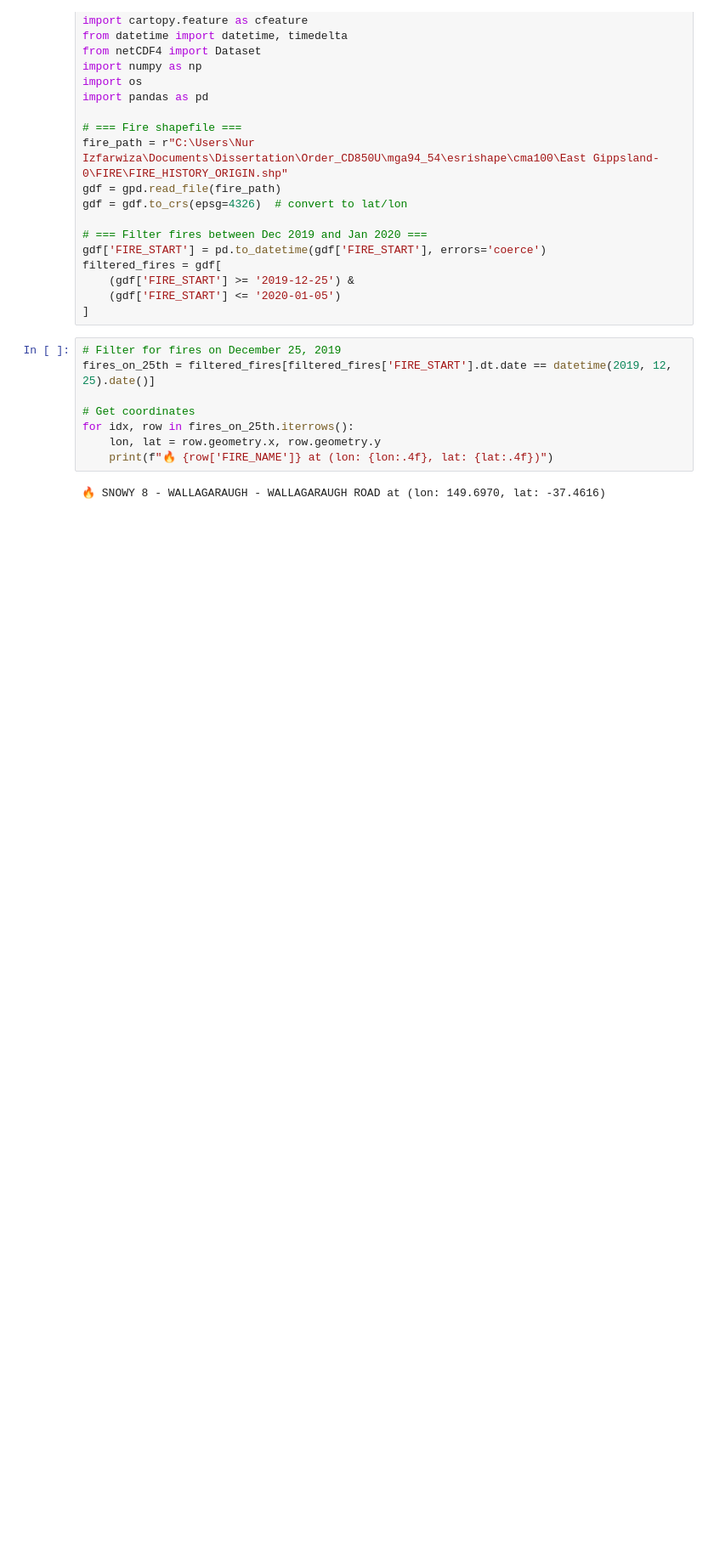
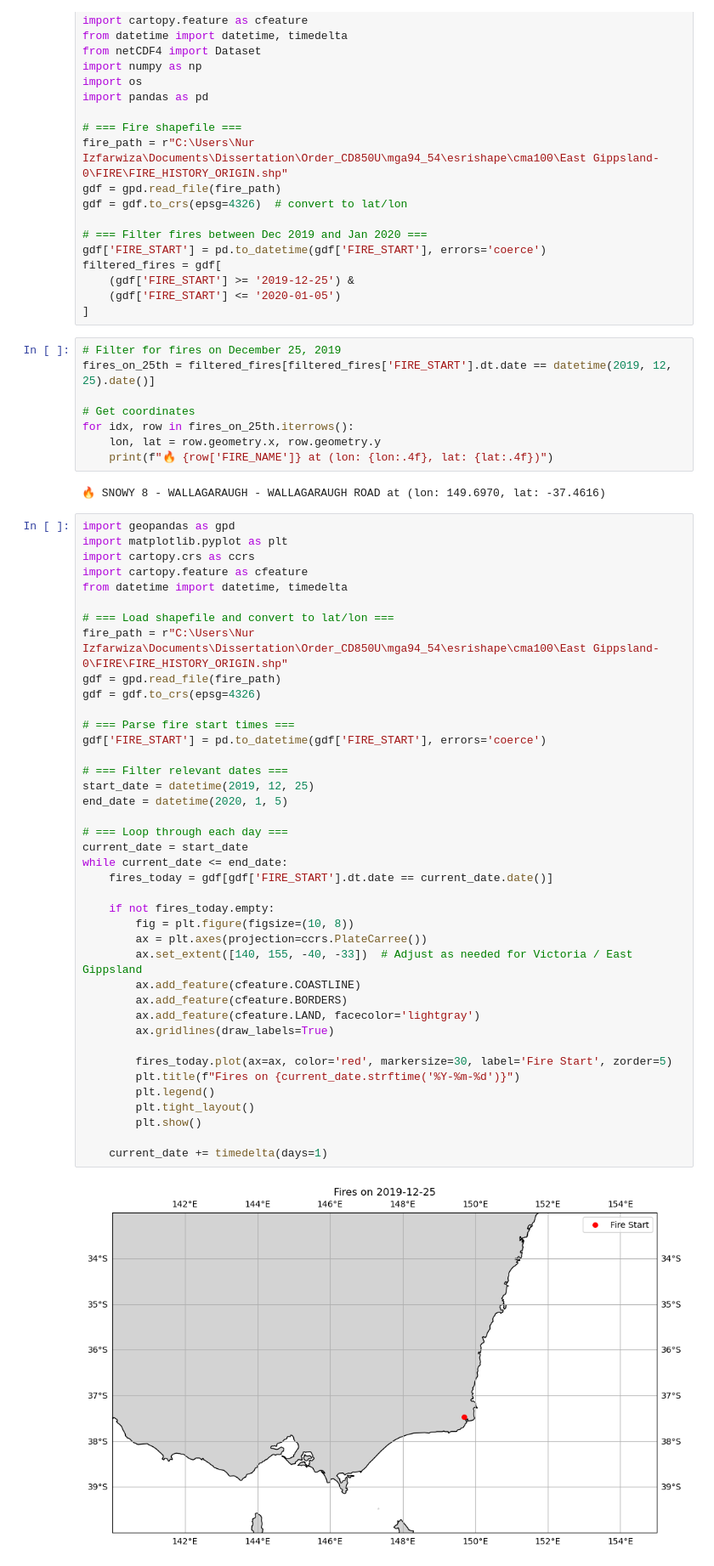
Before and after one commit to efamelody/advectionGP, a Jupyter notebook: IfaDissertationProject/misc/Fire25Dec.ipynb, the cells around one changed output. Shown at 85% size. Cells and saved outputs as stored; diff of their text form; blank space fills up the shorter version.

```diff
--- a/IfaDissertationProject/misc/Fire25Dec.ipynb
+++ b/IfaDissertationProject/misc/Fire25Dec.ipynb
@@ -30,3 +30,45 @@ for idx, row in fires_on_25th.iterrows():
     print(f"🔥 {row['FIRE_NAME']} at (lon: {lon:.4f}, lat: {lat:.4f})")
 # %% [output]
 🔥 SNOWY 8 - WALLAGARAUGH - WALLAGARAUGH ROAD at (lon: 149.6970, lat: -37.4616)
+# %%
+import geopandas as gpd
+import matplotlib.pyplot as plt
+import cartopy.crs as ccrs
+import cartopy.feature as cfeature
+from datetime import datetime, timedelta
+
+# === Load shapefile and convert to lat/lon ===
+fire_path = r"C:\Users\Nur Izfarwiza\Documents\Dissertation\Order_CD850U\mga94_54\esrishape\cma100\East Gippsland-0\FIRE\FIRE_HISTORY_ORIGIN.shp"
+gdf = gpd.read_file(fire_path)
+gdf = gdf.to_crs(epsg=4326)
+
+# === Parse fire start times ===
+gdf['FIRE_START'] = pd.to_datetime(gdf['FIRE_START'], errors='coerce')
+
+# === Filter relevant dates ===
+start_date = datetime(2019, 12, 25)
+end_date = datetime(2020, 1, 5)
+
+# === Loop through each day ===
+current_date = start_date
+while current_date <= end_date:
+    fires_today = gdf[gdf['FIRE_START'].dt.date == current_date.date()]
+
+    if not fires_today.empty:
+        fig = plt.figure(figsize=(10, 8))
+        ax = plt.axes(projection=ccrs.PlateCarree())
+        ax.set_extent([140, 155, -40, -33])  # Adjust as needed for Victoria / East Gippsland
+        ax.add_feature(cfeature.COASTLINE)
+        ax.add_feature(cfeature.BORDERS)
+        ax.add_feature(cfeature.LAND, facecolor='lightgray')
+        ax.gridlines(draw_labels=True)
+
+        fires_today.plot(ax=ax, color='red', markersize=30, label='Fire Start', zorder=5)
+        plt.title(f"Fires on {current_date.strftime('%Y-%m-%d')}")
+        plt.legend()
+        plt.tight_layout()
+        plt.show()
+
+    current_date += timedelta(days=1)
+# %% [output]
+[figure, added]
```
Also changed, not shown: parts of 1 cell of this notebook, 2 other files.
